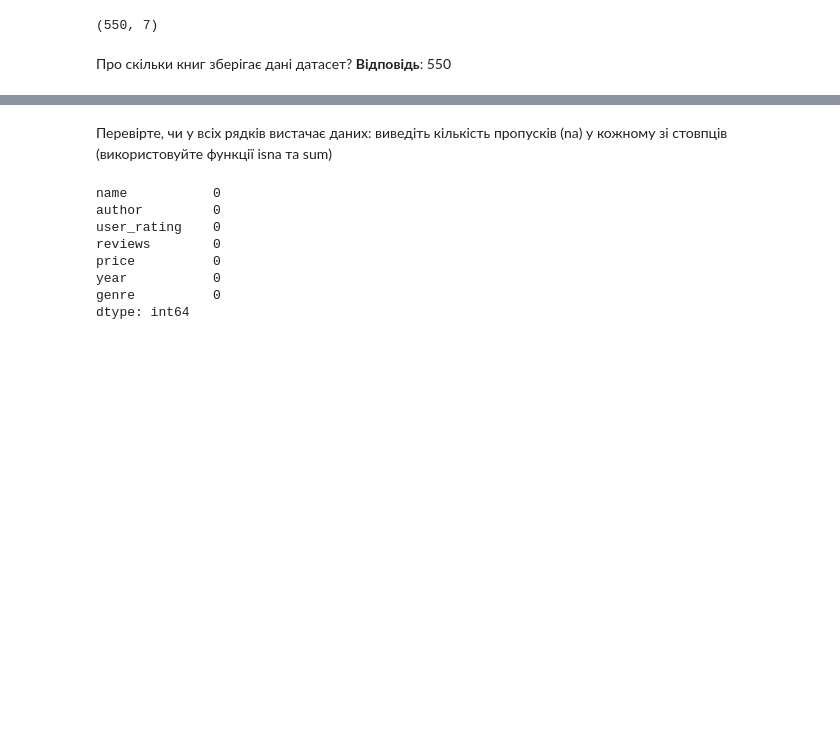
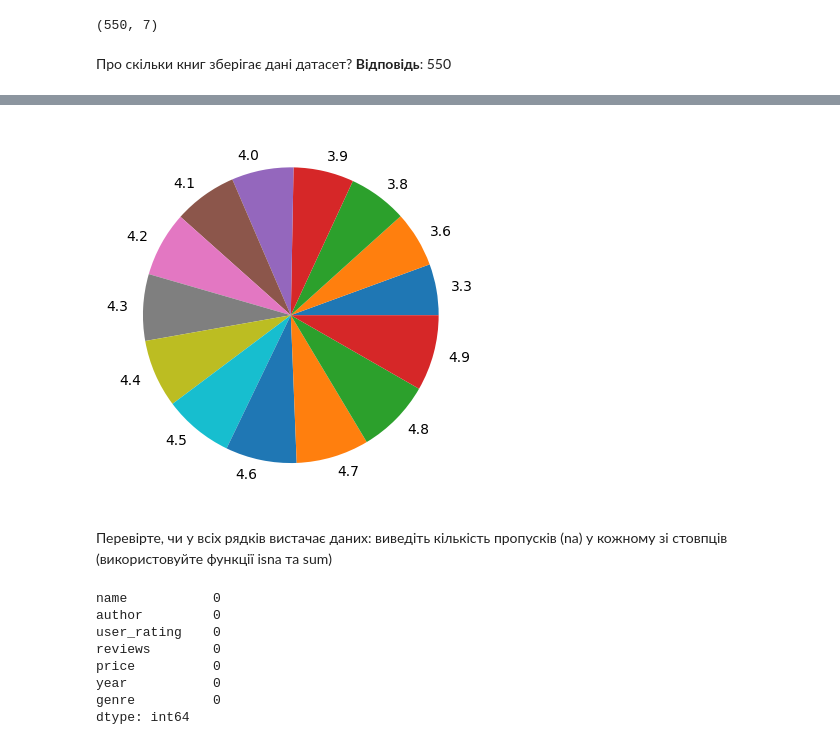
Before and after one commit to alex-kondr/Data_Science_HW_2, a Jupyter notebook: HW_2_3.ipynb, the cells around one changed output, grey strips where cells are left out. Cells and saved outputs as stored; diff of their text form; code cells hidden in the pictures; blank space fills up the shorter version.

```diff
--- a/HW_2_3.ipynb
+++ b/HW_2_3.ipynb
@@ -30,3 +37,9 @@ df.columns = ['name', 'author', 'user_rating', 'reviews', 'price', 'year', 'genr
+# %%
+# df.groupby('user_rating').agg('count').index
+plt.pie(df.groupby('user_rating').agg('count').index, labels=df.groupby('user_rating').agg('count').index)
+plt.show()
+# %% [output]
+[figure, added]
 # %% [markdown]
 Перевірте, чи у всіх рядків вистачає даних: виведіть кількість пропусків (na) у кожному зі стовпців (використовуйте функції isna та sum)
 # %%
```
Also changed, not shown: parts of 2 cells of this notebook.
